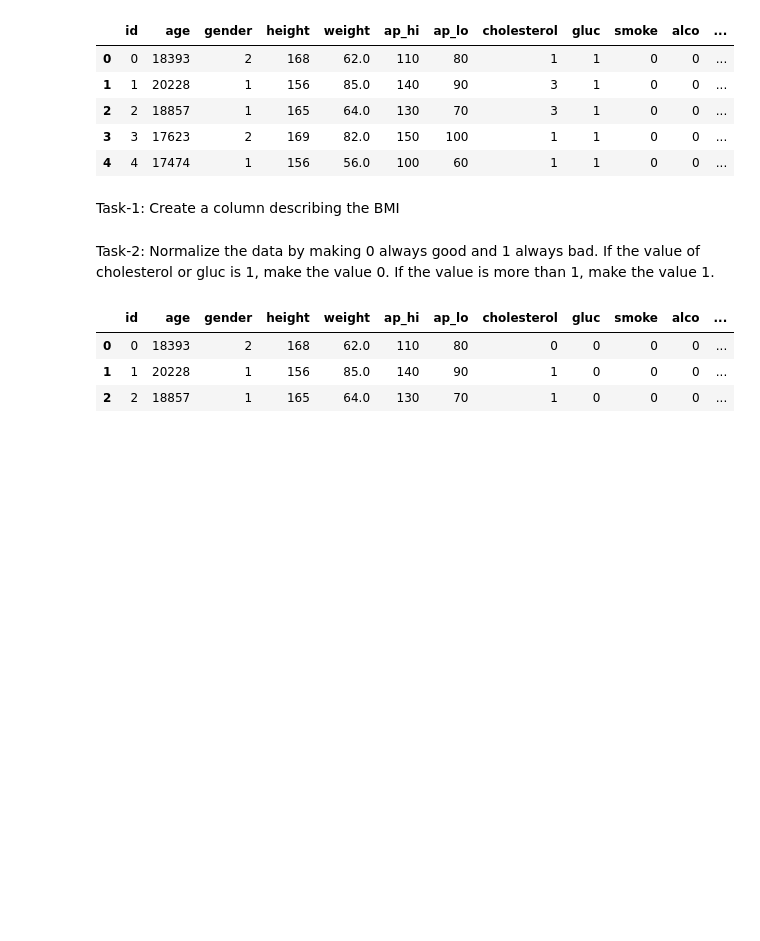
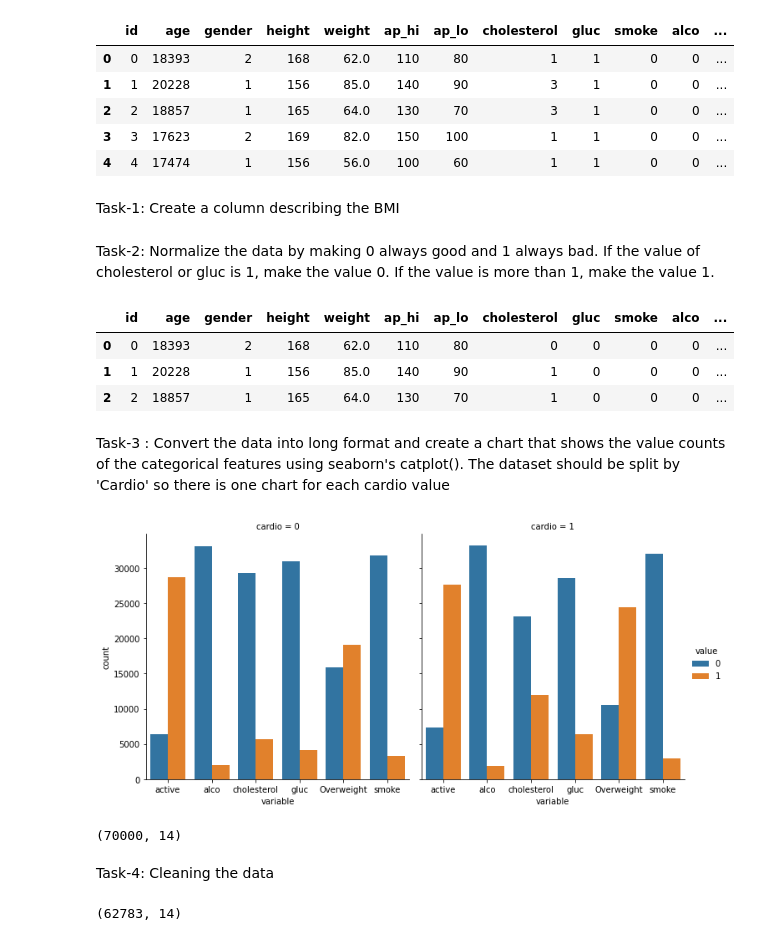
Before and after one commit to Akhil-Theerthala/FreeCodeCamp_Data-Analysis-with-Python, a Jupyter notebook: #3 Medical Data Visualization/medical_data.ipynb, the cells around one changed output. Drawn from its saved outputs; the diff is of its cells as text; code cells hidden in the pictures; blank space fills up the shorter version.

```diff
--- a/#3 Medical Data Visualization/medical_data.ipynb
+++ b/#3 Medical Data Visualization/medical_data.ipynb
@@ -28,3 +30,28 @@ df.head(3)
 | 0 | 0 | 18393 | 2 | 168 | 62.0 | 110 | 80 | 0 | 0 | 0 | 0 | ... |
 | 1 | 1 | 20228 | 1 | 156 | 85.0 | 140 | 90 | 1 | 0 | 0 | 0 | ... |
 | 2 | 2 | 18857 | 1 | 165 | 64.0 | 130 | 70 | 1 | 0 | 0 | 0 | ... |
+# %% [markdown]
+Task-3 : Convert the data into long format and create a chart that shows the value counts of the categorical features using seaborn's catplot(). The dataset should be split by 'Cardio' so there is one chart for each cardio value
+# %%
+df_melt = pd.melt(df,'cardio' ,['active', 'alco','cholesterol', 'gluc', 'Overweight','smoke' ])
+fig = sns.catplot('variable',data =df_melt,col = 'cardio', kind = 'count', hue='value')
+fig.savefig('catplot.jpg')
+# %% [output]
+[figure, added]
+# %%
+df.shape
+# %% [output]
+(70000, 14)
+# %% [markdown]
+Task-4: Cleaning the data
+# %%
+#diastolic pressure > sysstolic
+df_heat = df[df.ap_lo < df.ap_hi]
+#height is greater than 2.5th percentile and less than 97.5th percentile
+df_heat = df_heat[(df_heat['height'] >= df_heat['height'].quantile(0.025)) & (df_heat['height'] <= df_heat['height'].quantile(0.975))]
+#weight is greater than 2.5th percentile and less than 97.5th percentile
+df_heat = df_heat[(df_heat['weight'] >= df_heat['weight'].quantile(0.025)) & (df_heat['weight'] <= df_heat['weight'].quantile(0.975))]
+
+df_heat.shape
+# %% [output]
+(62783, 14)
```
Also changed, not shown: parts of 3 cells of this notebook.
